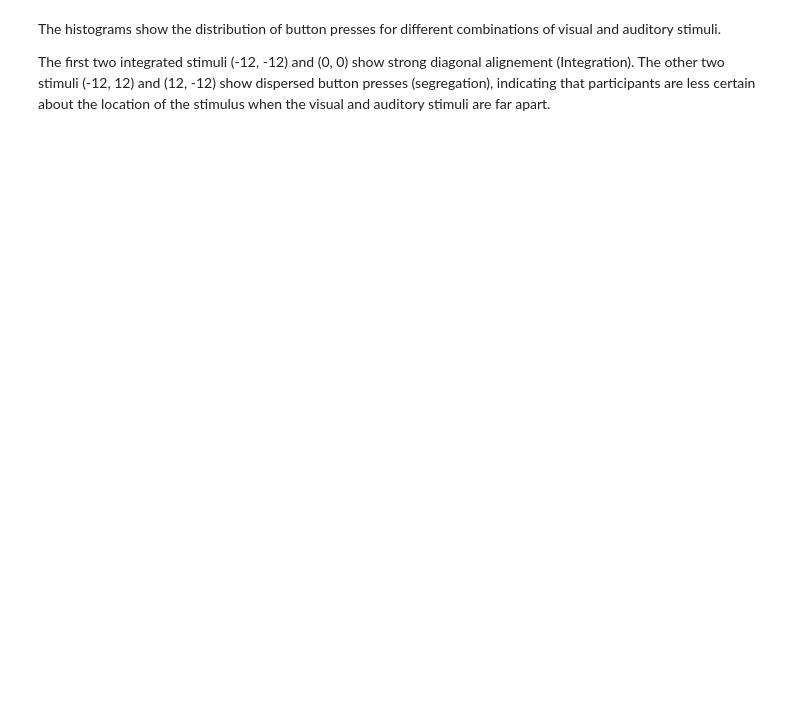
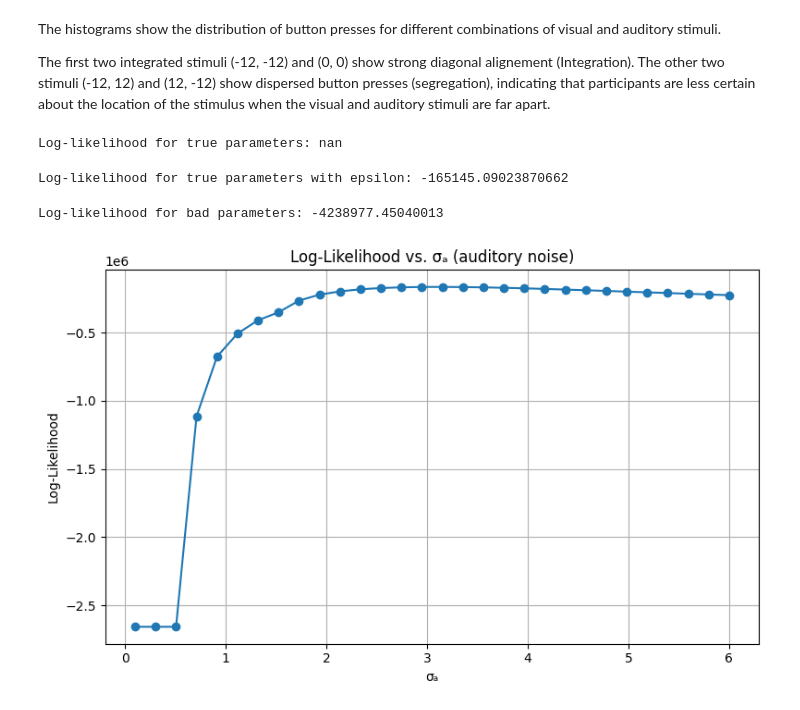
Before and after one commit to Anina2407/Causal-Inference-in-Multisensory-Perception, a Jupyter notebook: msi.ipynb, the cells around one changed output. Saved outputs shown, nothing was run; the diff lists cells and outputs as text; code cells hidden in the pictures; blank space fills up the shorter version.

Commit message:
fixed data generation problem and add log likelihoo

```diff
--- a/msi.ipynb
+++ b/msi.ipynb
@@ -684,6 +712,9 @@ Example Histogram for (sv=0, sa=0):
 ### 2.b Time the performance of the function `make_button_presses`
 # %%
 import time
+
+p_common, sigma_v, sigma_a, sigma_p, mu_p = set_default_parameter()
+
 # Time the performance for N = 10000 trials per condition (25 combinations => 250,000 trials)
 start_time = time.time()
 experimental_data = make_button_presses(
@@ -736,0 +816,67 @@ The first two integrated stimuli (-12, -12) and (0, 0) show strong diagonal alig
+# %%
+params = set_default_parameter()
+
+logL_true = compute_log_likelihood(
+    params=params,
+    observed_data=experimental_data,
+    N_sim=100000  # simulate 10x trials for likelihood estimation
+) #epsilon set to zero
+print("Log-likelihood for true parameters:", logL_true)
+# %% [output]
+Log-likelihood for true parameters: nan
+# %%
+params = set_default_parameter()
+#    params=(0.8, 0.6, 3.1, 15),
+
+logL_true = compute_log_likelihood(
+    params=params,
+    observed_data=experimental_data,
+    N_sim=100000,  # simulate 10x trials for likelihood estimation
+    epsilon=1e-12
+)
+print("Log-likelihood for true parameters with epsilon:", logL_true)
+# %% [output]
+Log-likelihood for true parameters with epsilon: -165145.09023870662
+# %%
+bad_params = (0.1, 5.0, 0.2, 2.0,0.0)  # poor guesses for p_common, sigma_v, sigma_a, sigma_p
+
+logL_bad = compute_log_likelihood(
+    params=bad_params,
+    observed_data=experimental_data,
+    N_sim=100000,  # high-resolution estimate
+    epsilon=1e-12    # intentionally omit epsilon to test for numerical issues
+)
+print("Log-likelihood for bad parameters:", logL_bad)
+# %% [output]
+Log-likelihood for bad parameters: -4238977.45040013
+# %%
+# Define a grid over one parameter (e.g., sigma_a) while keeping others fixed
+sigma_a_values = np.linspace(0.1, 6.0, 30)  # 30 values from 0.1 to 6.0
+log_likelihoods = []
+
+p_common_fixed = 0.8
+sigma_v_fixed = 0.6
+sigma_p_fixed = 15
+mu_p_fixed = 0.0
+
+# Evaluate log-likelihood as a function of sigma_a
+for sigma_a in sigma_a_values:
+    ll = compute_log_likelihood(
+        params=(p_common_fixed, sigma_v_fixed, sigma_a, sigma_p_fixed, mu_p_fixed),
+        observed_data=experimental_data,
+        N_sim=100000,
+        epsilon=1e-12
+    )
+    log_likelihoods.append(ll)
+
+# Plot the result
+plt.figure(figsize=(8, 5))
+plt.plot(sigma_a_values, log_likelihoods, marker='o')
+plt.title("Log-Likelihood vs. σₐ (auditory noise)")
+plt.xlabel("σₐ")
+plt.ylabel("Log-Likelihood")
+plt.grid(True)
+plt.tight_layout()
+plt.show()
+# %% [output]
+[figure, added]
```
Also changed, not shown: parts of 11 cells of this notebook.
